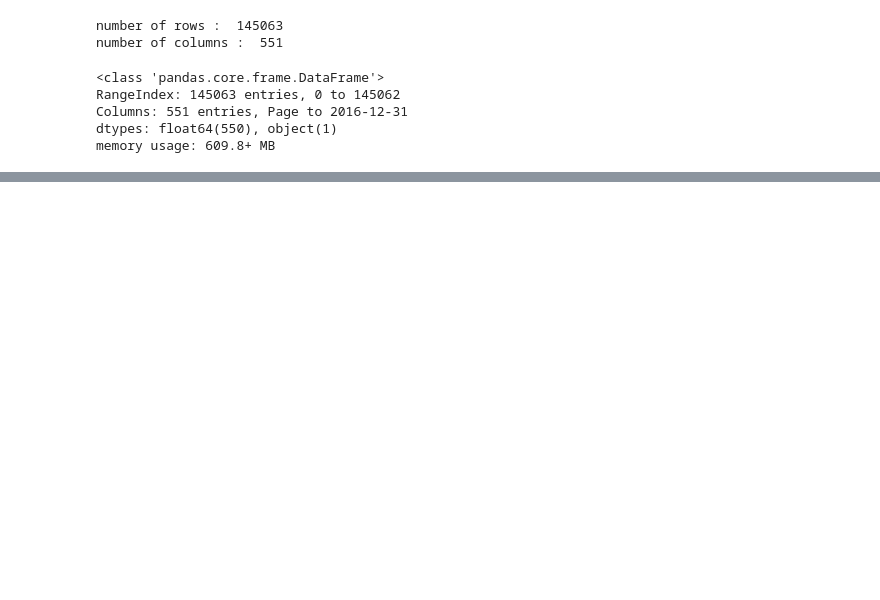
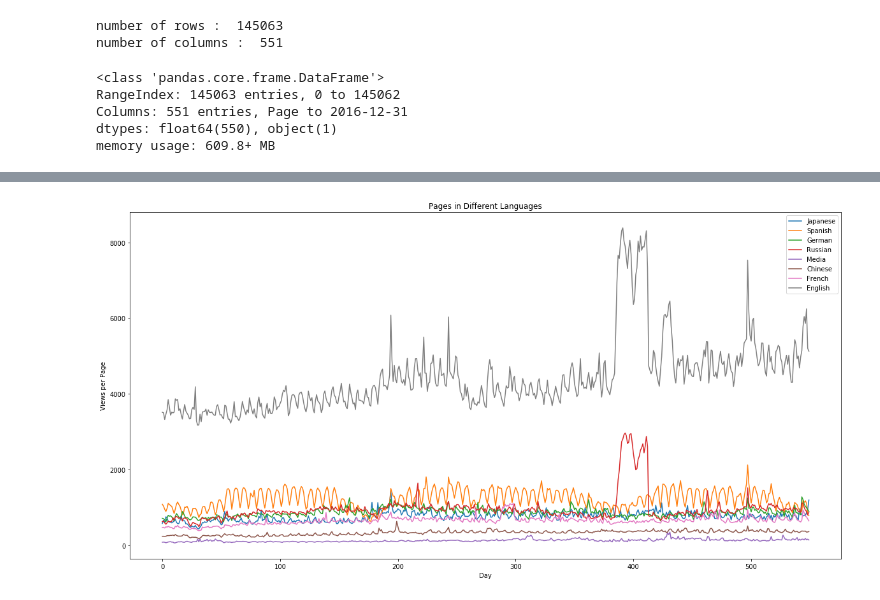
Before and after one commit to yennanliu/Kaggle.com_mini_project, a Jupyter notebook: wiki_web_traffic_predict/Wiki_web_traffic_data_EDA.ipynb, the cells around one changed output, grey strips where cells are left out. Drawn from its saved outputs; the diff is of its cells as text; code cells hidden in the pictures; blank space fills up the shorter version.

```diff
--- a/wiki_web_traffic_predict/Wiki_web_traffic_data_EDA.ipynb
+++ b/wiki_web_traffic_predict/Wiki_web_traffic_data_EDA.ipynb
@@ -106 +119,22 @@ train.iloc[0]\
 [figure]
+# %%
+# plot over langauge searching
+
+days = [r for r in range(sums['en'].shape[0])]
+
+fig = plt.figure(1,figsize=[20,10])
+plt.ylabel('Views per Page')
+plt.xlabel('Day')
+plt.title('Pages in Different Languages')
+labels={'en':'English','ja':'Japanese','de':'German',
+        'na':'Media','fr':'French','zh':'Chinese',
+        'ru':'Russian','es':'Spanish'
+       }
+
+for key in sums:
+    plt.plot(days,sums[key],label = labels[key] )
+
+plt.legend()
+plt.show()
+# %% [output]
+[figure, added]
```
Also changed, not shown: parts of 18 cells of this notebook, 1 other file.
